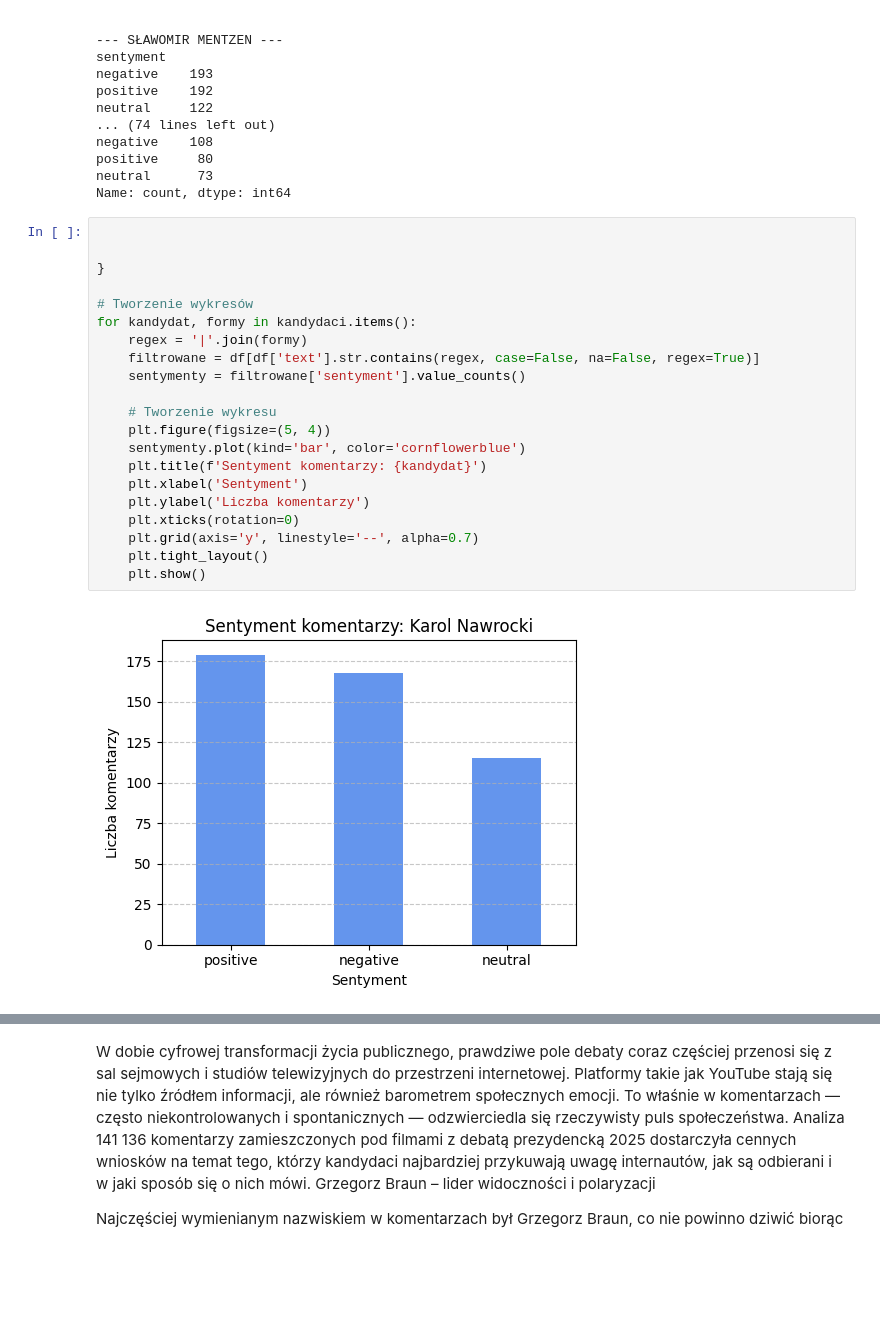
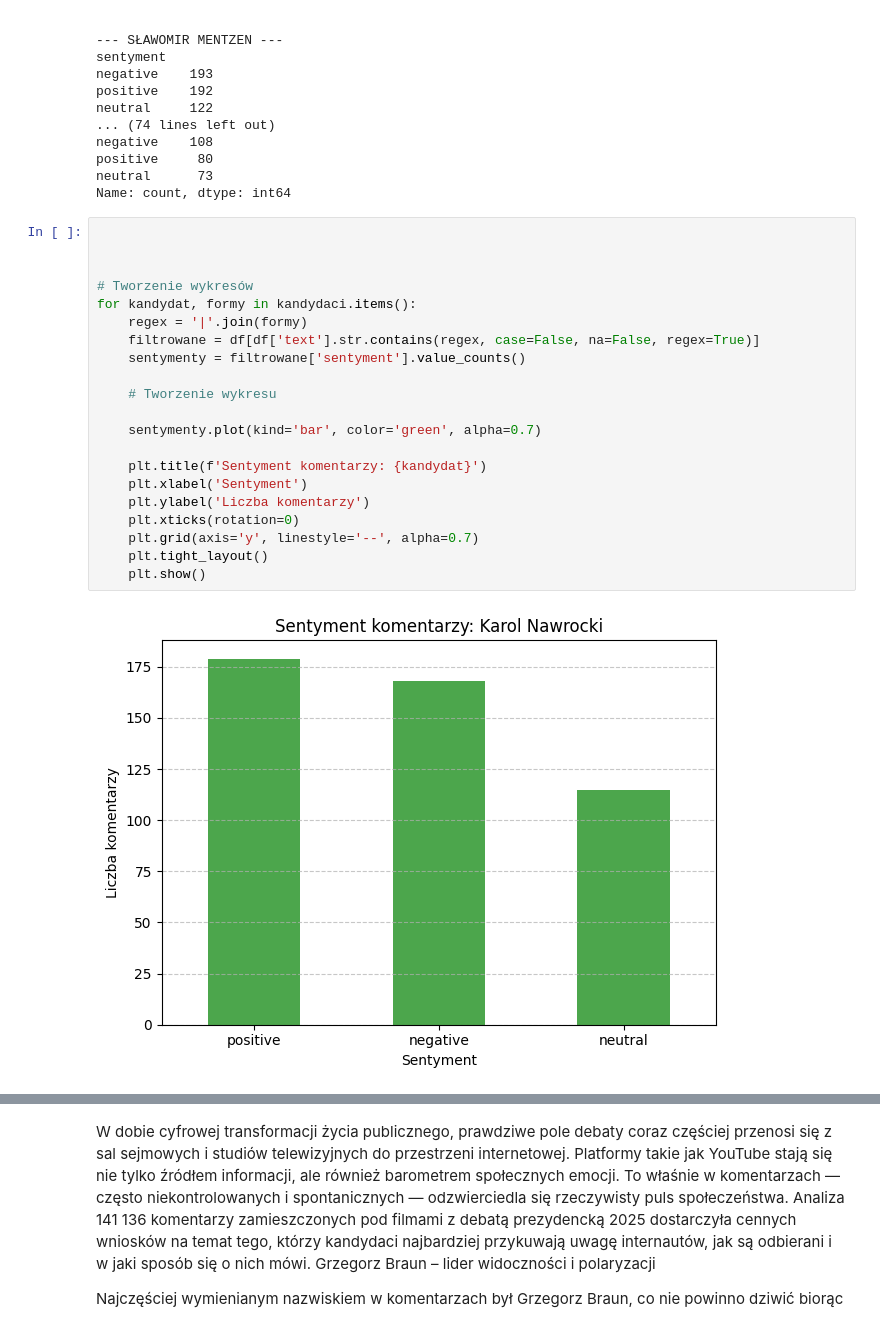
Before and after one commit to lukaszpochmara/Analiza-Sentymentu-wybory, a Jupyter notebook: jupyter.ipynb, the cells around one changed output, grey strips where cells are left out. Drawn from its saved outputs; the diff is of its cells as text; blank space fills up the shorter version.

```diff
--- a/jupyter.ipynb
+++ b/jupyter.ipynb
@@ -727,23 +727,23 @@ Name: count, dtype: int64
 # %%
 
 
-}
 
 # Tworzenie wykresów
 for kandydat, formy in kandydaci.items():
     regex = '|'.join(formy)
     filtrowane = df[df['text'].str.contains(regex, case=False, na=False, regex=True)]
     sentymenty = filtrowane['sentyment'].value_counts()
 
     # Tworzenie wykresu
-    plt.figure(figsize=(5, 4))
-    sentymenty.plot(kind='bar', color='cornflowerblue')
+
+    sentymenty.plot(kind='bar', color='green', alpha=0.7)
+
     plt.title(f'Sentyment komentarzy: {kandydat}')
     plt.xlabel('Sentyment')
     plt.ylabel('Liczba komentarzy')
     plt.xticks(rotation=0)
     plt.grid(axis='y', linestyle='--', alpha=0.7)
     plt.tight_layout()
     plt.show()
 # %% [output]
-[figure, old version]
+[figure, new version]
```
Also changed, not shown: parts of 1 cell of this notebook.
